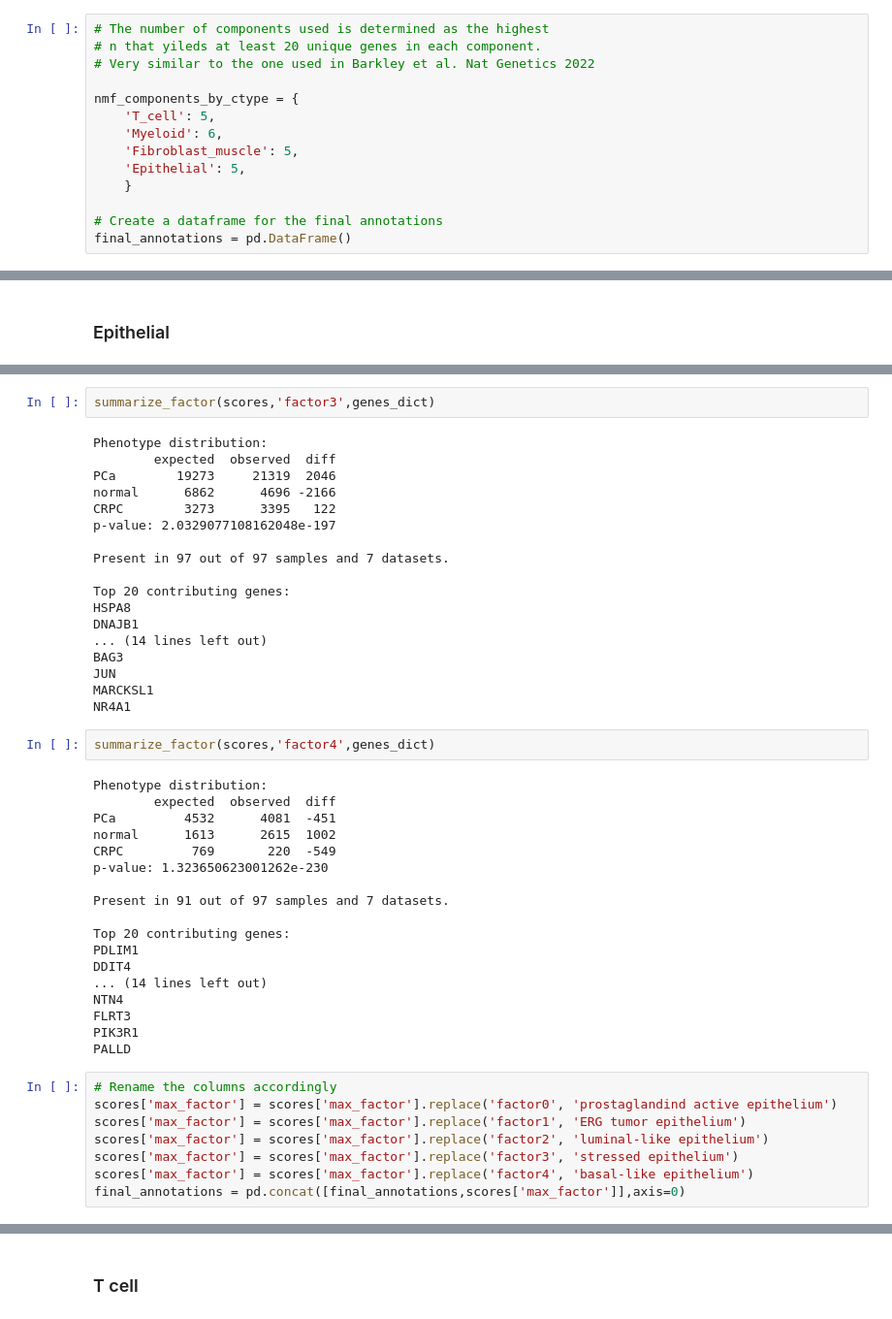
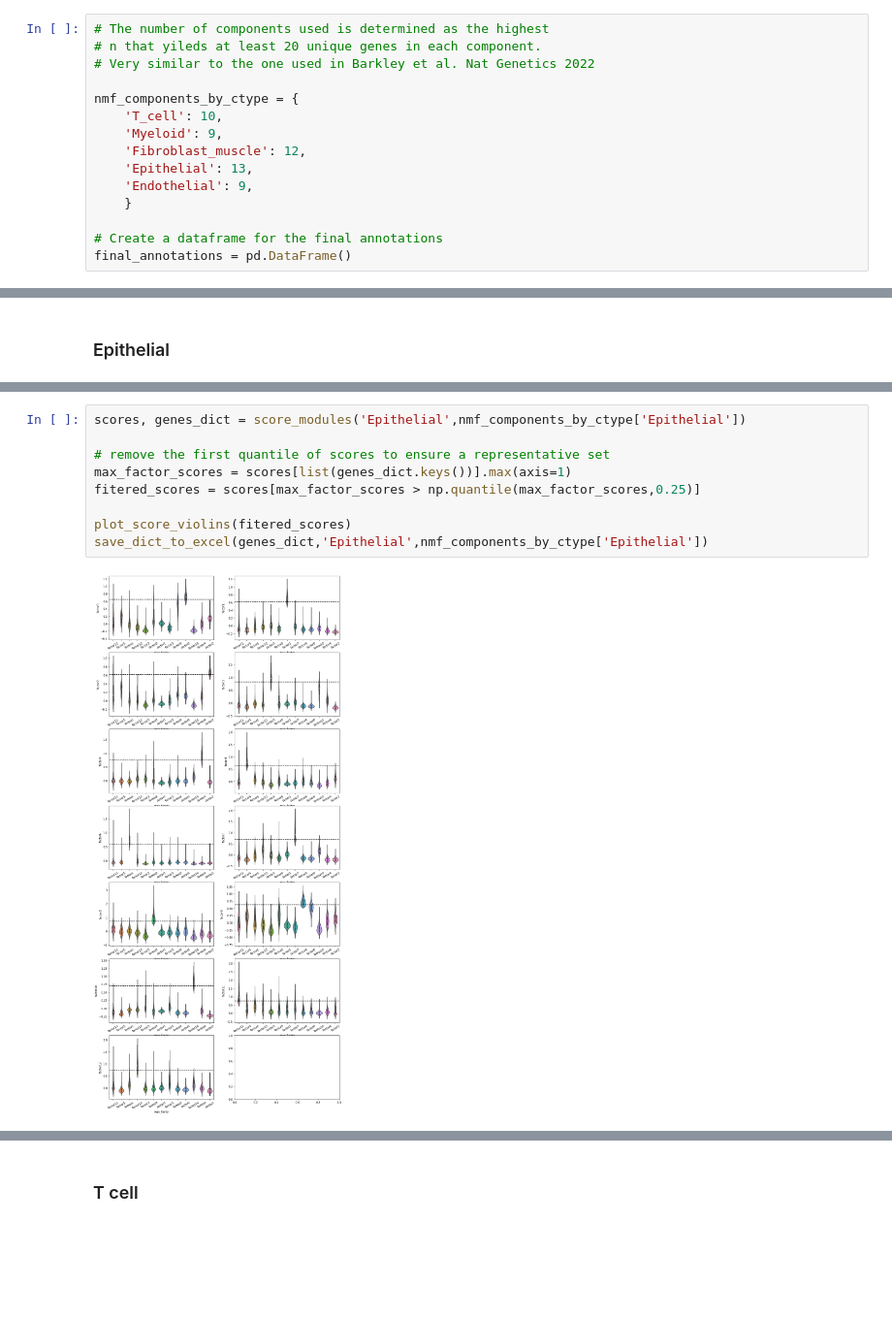
Before and after one commit to akiviaho/spatial, a Jupyter notebook: notebooks/single-cell-annotation-from-nmf.ipynb, the cells around one changed output, grey strips where cells are left out. Shown at 97% size. Cells and saved outputs as stored; diff of their text form; blank space fills up the shorter version.

Commit message:
Reviewed nmf protocol with 5 cell types and minimum 10 genes per factor

```diff
--- a/notebooks/single-cell-annotation-from-nmf.ipynb
+++ b/notebooks/single-cell-annotation-from-nmf.ipynb
@@ -154,10 +173,11 @@ def plot_score_violins(scores_df):
 # Very similar to the one used in Barkley et al. Nat Genetics 2022
 
 nmf_components_by_ctype = {
-    'T_cell': 5,
-    'Myeloid': 6,
-    'Fibroblast_muscle': 5,
-    'Epithelial': 5,
+    'T_cell': 10,
+    'Myeloid': 9,
+    'Fibroblast_muscle': 12,
+    'Epithelial': 13,
+    'Endothelial': 9,
     }
 
 # Create a dataframe for the final annotations
@@ -281,48 +187,11 @@ TM7SF2
-# %%
-summarize_factor(scores,'factor3',genes_dict)
-# %% [output]
-Phenotype distribution:
-        expected  observed  diff
-PCa        19273     21319  2046
-normal      6862      4696 -2166
-CRPC        3273      3395   122
-p-value: 2.0329077108162048e-197
-
-Present in 97 out of 97 samples and 7 datasets.
-
-Top 20 contributing genes:
-HSPA8
-DNAJB1
-... (14 lines left out)
-BAG3
-JUN
-MARCKSL1
-NR4A1
-# %%
-summarize_factor(scores,'factor4',genes_dict)
-# %% [output]
-Phenotype distribution:
-        expected  observed  diff
-PCa         4532      4081  -451
-normal      1613      2615  1002
-CRPC         769       220  -549
-p-value: 1.323650623001262e-230
-
-Present in 91 out of 97 samples and 7 datasets.
-
-Top 20 contributing genes:
-PDLIM1
-DDIT4
-... (14 lines left out)
-NTN4
-FLRT3
-PIK3R1
-PALLD
-# %%
-# Rename the columns accordingly
-scores['max_factor'] = scores['max_factor'].replace('factor0', 'prostaglandind active epithelium')
-scores['max_factor'] = scores['max_factor'].replace('factor1', 'ERG tumor epithelium')
-scores['max_factor'] = scores['max_factor'].replace('factor2', 'luminal-like epithelium')
-scores['max_factor'] = scores['max_factor'].replace('factor3', 'stressed epithelium')
-scores['max_factor'] = scores['max_factor'].replace('factor4', 'basal-like epithelium')
-final_annotations = pd.concat([final_annotations,scores['max_factor']],axis=0)
+# %%
+scores, genes_dict = score_modules('Epithelial',nmf_components_by_ctype['Epithelial'])
+
+# remove the first quantile of scores to ensure a representative set
+max_factor_scores = scores[list(genes_dict.keys())].max(axis=1)
+fitered_scores = scores[max_factor_scores > np.quantile(max_factor_scores,0.25)]
+
+plot_score_violins(fitered_scores)
+save_dict_to_excel(genes_dict,'Epithelial',nmf_components_by_ctype['Epithelial'])
+# %% [output]
+[figure, added]
```
Also changed, not shown: parts of 53 cells of this notebook.
